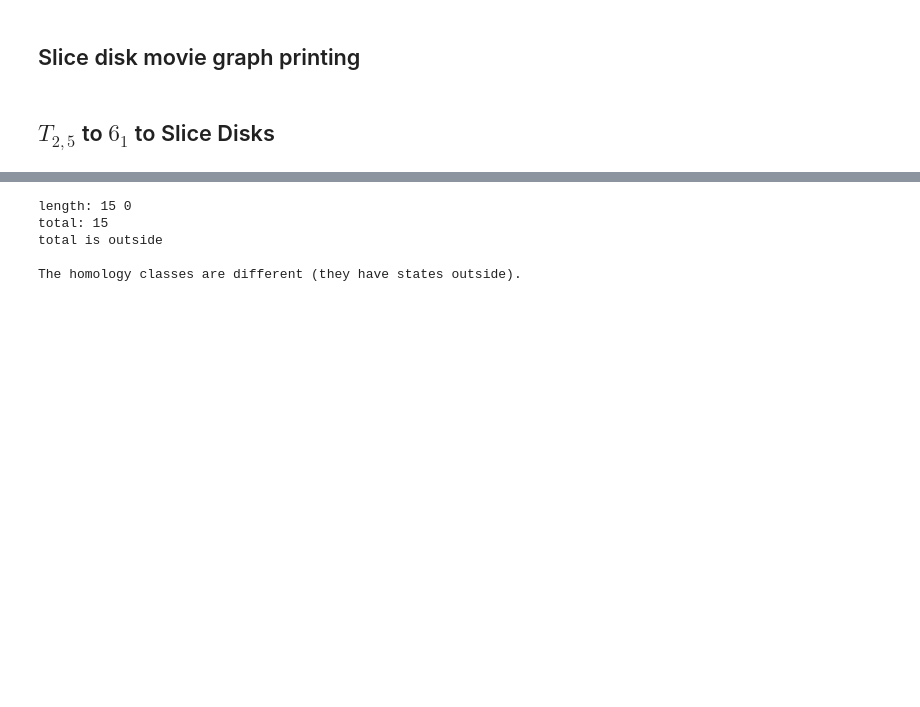
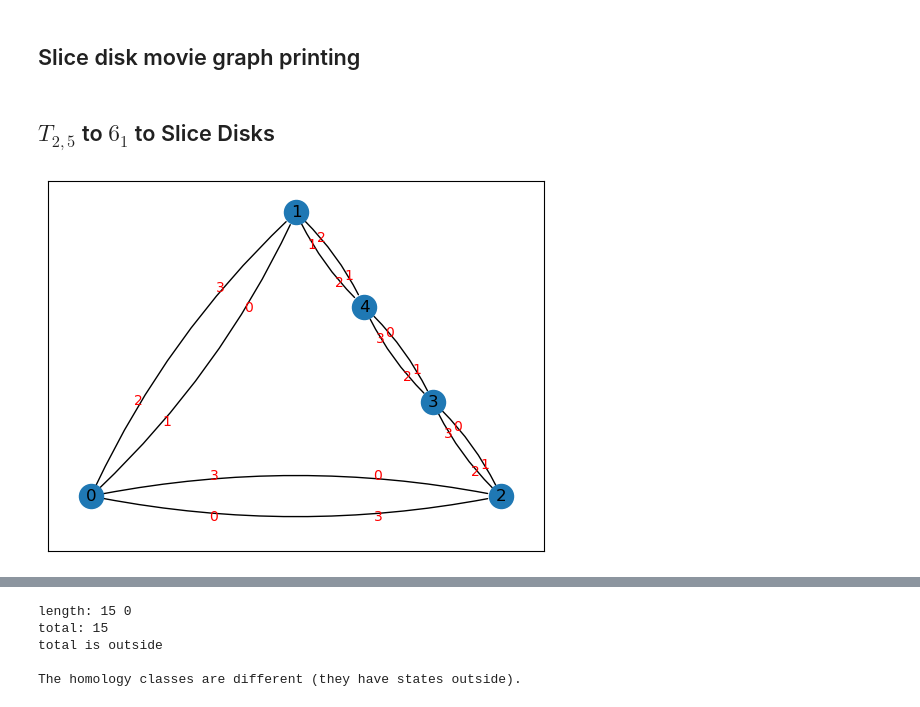
Before and after one commit to JulesGB/KhovanovHomologyOfNonOrientableSurfaces, a Jupyter notebook: Induced Map Computations.ipynb, the cells around one changed output, grey strips where cells are left out. Drawn from its saved outputs; the diff is of its cells as text; code cells hidden in the pictures; blank space fills up the shorter version.

```diff
--- a/Induced Map Computations.ipynb
+++ b/Induced Map Computations.ipynb
@@ -46,3 +51,9 @@ def draw_slice_movies(S, T):
         plt.show()
 # %% [markdown]
 ## $T_{2,5}$ to $6_1$ to Slice Disks
+# %%
+T2_5 = Link([[0, 6, 1, 5], [6, 2, 7, 1], [5, 9, 4, 0], [9, 3, 8, 4], [3, 7, 2, 8]])
+# %%
+draw_adjacency_graph(T2_5, rad_increment=0.1)
+# %% [output]
+[figure, added]
```
Also changed, not shown: parts of 11 cells of this notebook.
